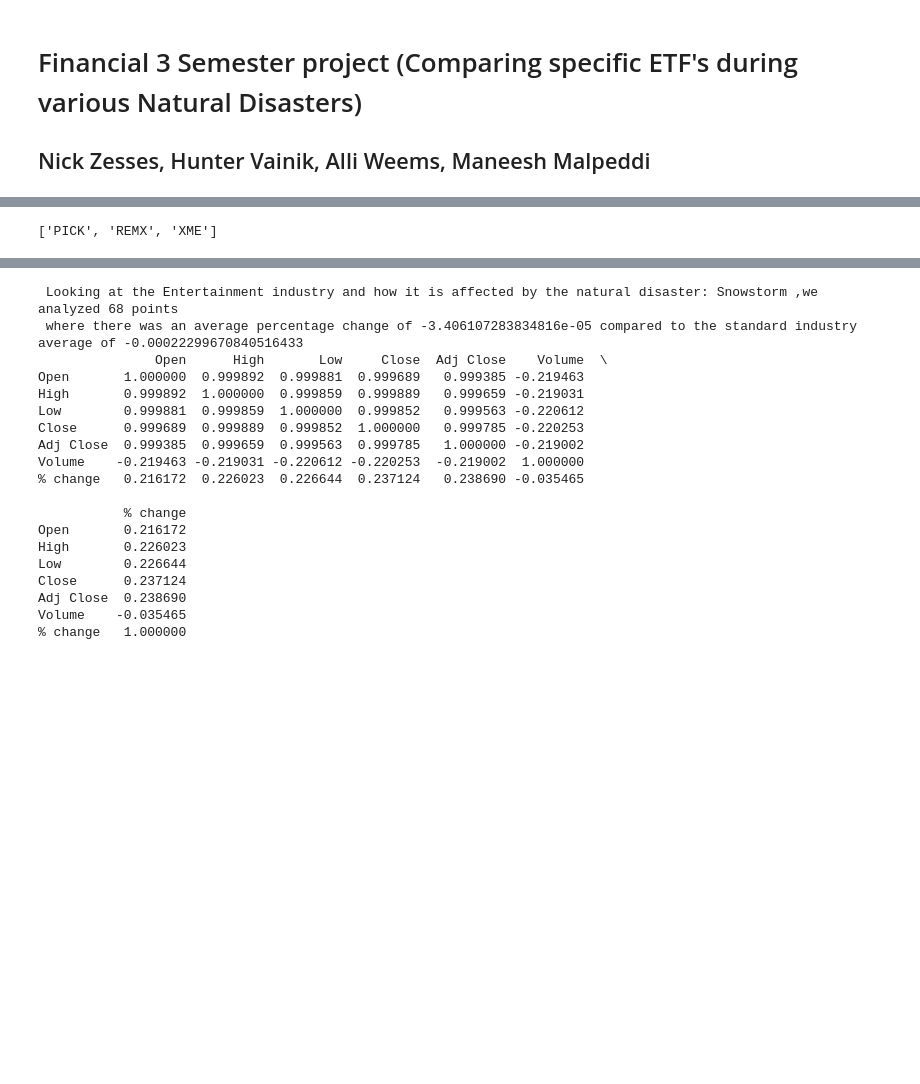
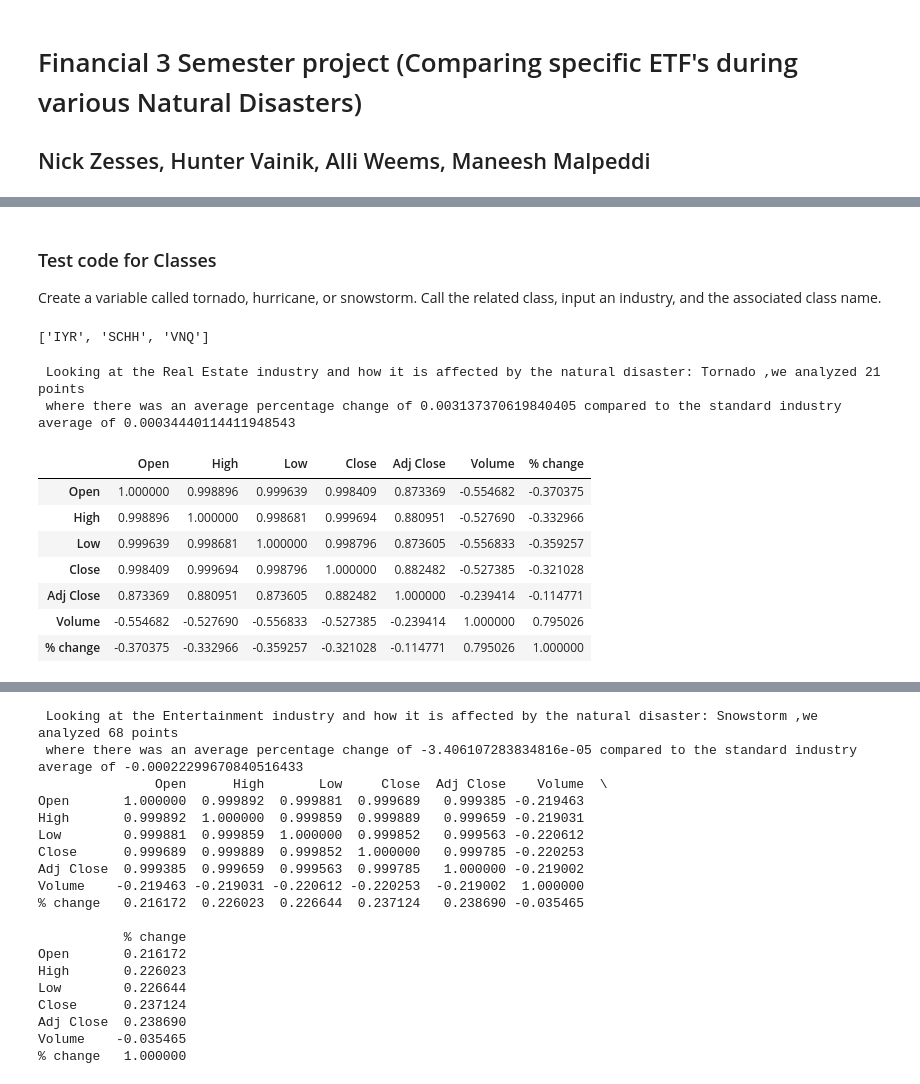
Before and after one commit to zessesni/CMSE202Financial3, a Jupyter notebook: CMSE 202 Financial 3 Official.ipynb, the cells around one changed output, grey strips where cells are left out. Drawn from its saved outputs; the diff is of its cells as text; code cells hidden in the pictures; blank space fills up the shorter version.

Commit message:
Adding some test code and results

```diff
--- a/CMSE 202 Financial 3 Official.ipynb
+++ b/CMSE 202 Financial 3 Official.ipynb
@@ -646,9 +651,25 @@ class snowstorm_dis:
             plt.axvline(axv0[15], c = 'black')
             plt.axvline(axv0[26], c= 'black')
             plt.axvline(axv0[40], c='black')
+# %% [markdown]
+### Test code for Classes
+Create a variable called tornado, hurricane, or snowstorm. Call the related class, input an industry, and the associated class name.
 # %%
-tornado = tornado_dis('Mining', 'Tornado')
+tornado = tornado_dis('Real Estate', 'Tornado')
 tornado.data()
 tornado.etf_affected()
 # %% [output]
-['PICK', 'REMX', 'XME']
+['IYR', 'SCHH', 'VNQ']
+# %%
+tornado.corr()
+# %% [output]
+ Looking at the Real Estate industry and how it is affected by the natural disaster: Tornado ,we analyzed 21 points
+ where there was an average percentage change of 0.003137370619840405 compared to the standard industry average of 0.00034440114411948543
+|  | Open | High | Low | Close | Adj Close | Volume | % change |
+| Open | 1.000000 | 0.998896 | 0.999639 | 0.998409 | 0.873369 | -0.554682 | -0.370375 |
+| High | 0.998896 | 1.000000 | 0.998681 | 0.999694 | 0.880951 | -0.527690 | -0.332966 |
+| Low | 0.999639 | 0.998681 | 1.000000 | 0.998796 | 0.873605 | -0.556833 | -0.359257 |
+| Close | 0.998409 | 0.999694 | 0.998796 | 1.000000 | 0.882482 | -0.527385 | -0.321028 |
+| Adj Close | 0.873369 | 0.880951 | 0.873605 | 0.882482 | 1.000000 | -0.239414 | -0.114771 |
+| Volume | -0.554682 | -0.527690 | -0.556833 | -0.527385 | -0.239414 | 1.000000 | 0.795026 |
+| % change | -0.370375 | -0.332966 | -0.359257 | -0.321028 | -0.114771 | 0.795026 | 1.000000 |
```
Also changed, not shown: parts of 10 cells of this notebook.
